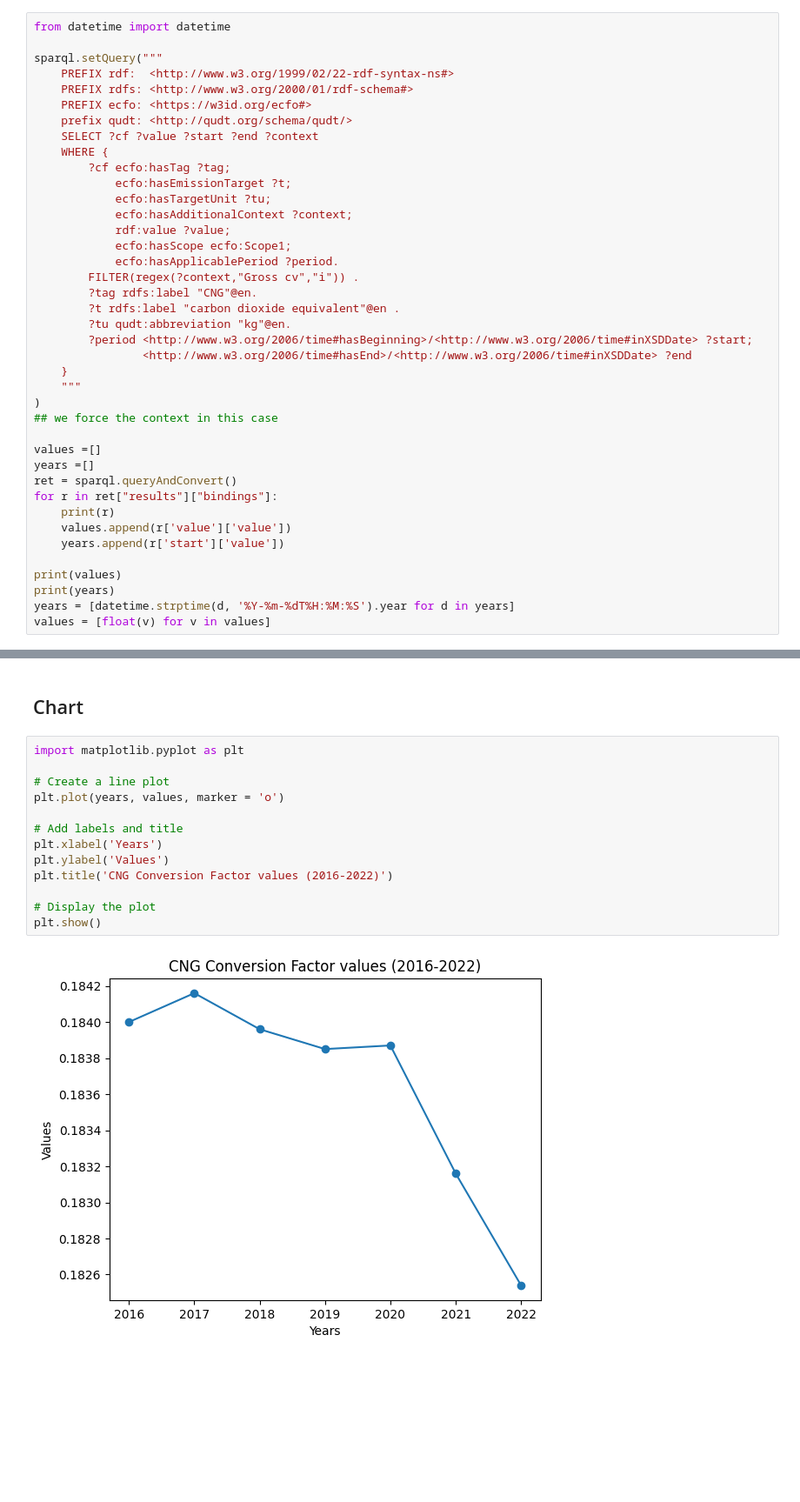
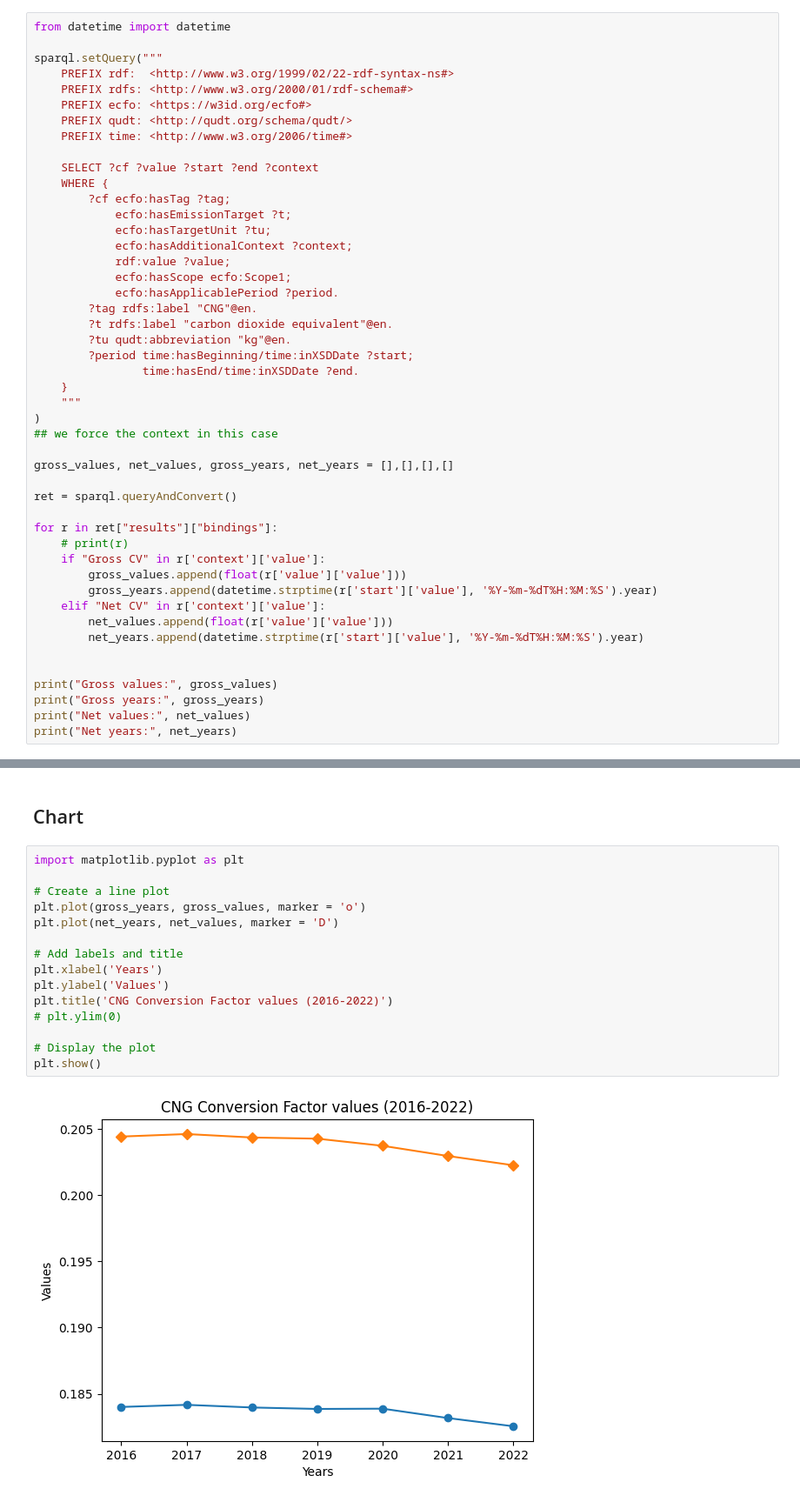
Before and after one commit to TEC-Toolkit/cfkg, a Jupyter notebook: tutorial/Using_CFKG_Evolution_of_Conversion_Factors_through_the_years.ipynb, the cells around one changed output, grey strips where cells are left out. Shown: that part at 87% size. Saved outputs shown, nothing was run; the diff lists cells and outputs as text; blank space fills up the shorter version.

Commit message:
Context improvements in the tutorial

```diff
--- a/tutorial/Using_CFKG_Evolution_of_Conversion_Factors_through_the_years.ipynb
+++ b/tutorial/Using_CFKG_Evolution_of_Conversion_Factors_through_the_years.ipynb
@@ -84,7 +83,9 @@ sparql.setQuery("""
     PREFIX rdf:  <http://www.w3.org/1999/02/22-rdf-syntax-ns#>
     PREFIX rdfs: <http://www.w3.org/2000/01/rdf-schema#>
     PREFIX ecfo: <https://w3id.org/ecfo#>
-    prefix qudt: <http://qudt.org/schema/qudt/>
+    PREFIX qudt: <http://qudt.org/schema/qudt/>
+    PREFIX time: <http://www.w3.org/2006/time#>
+
     SELECT ?cf ?value ?start ?end ?context
     WHERE {
         ?cf ecfo:hasTag ?tag;
@@ -94,27 +95,32 @@ sparql.setQuery("""
             rdf:value ?value;
             ecfo:hasScope ecfo:Scope1;
             ecfo:hasApplicablePeriod ?period.
-        FILTER(regex(?context,"Gross cv","i")) .
         ?tag rdfs:label "CNG"@en.
-        ?t rdfs:label "carbon dioxide equivalent"@en .
+        ?t rdfs:label "carbon dioxide equivalent"@en.
         ?tu qudt:abbreviation "kg"@en.
-        ?period <http://www.w3.org/2006/time#hasBeginning>/<http://www.w3.org/2006/time#inXSDDate> ?start;
-                <http://www.w3.org/2006/time#hasEnd>/<http://www.w3.org/2006/time#inXSDDate> ?end
+        ?period time:hasBeginning/time:inXSDDate ?start;
+                time:hasEnd/time:inXSDDate ?end.
     }
     """
 )
 ## we force the context in this case
 
-values =[]
-years =[]
+gross_values, net_values, gross_years, net_years = [],[],[],[]
+
 ret = sparql.queryAndConvert()
+
 for r in ret["results"]["bindings"]:
-    print(r)
-    values.append(r['value']['value'])
-    years.append(r['start']['value'])
+    # print(r)
+    if "Gross CV" in r['context']['value']:
+        gross_values.append(float(r['value']['value']))
+        gross_years.append(datetime.strptime(r['start']['value'], '%Y-%m-%dT%H:%M:%S').year)
+    elif "Net CV" in r['context']['value']:
+        net_values.append(float(r['value']['value']))
+        net_years.append(datetime.strptime(r['start']['value'], '%Y-%m-%dT%H:%M:%S').year)
 
-print(values)
-print(years)
-years = [datetime.strptime(d, '%Y-%m-%dT%H:%M:%S').year for d in years]
-values = [float(v) for v in values]
+
+print("Gross values:", gross_values)
+print("Gross years:", gross_years)
+print("Net values:", net_values)
+print("Net years:", net_years)
 # %% [output]
@@ -134,15 +137,17 @@ We can see that the result includes the value of the emission factor throughout
 # %%
 import matplotlib.pyplot as plt
 
 # Create a line plot
-plt.plot(years, values, marker = 'o')
+plt.plot(gross_years, gross_values, marker = 'o')
+plt.plot(net_years, net_values, marker = 'D')
 
 # Add labels and title
 plt.xlabel('Years')
 plt.ylabel('Values')
 plt.title('CNG Conversion Factor values (2016-2022)')
+# plt.ylim(0)
 
 # Display the plot
 plt.show()
 # %% [output]
-[figure, old version]
+[figure, new version]
```
Also changed, not shown: parts of 4 cells of this notebook.
